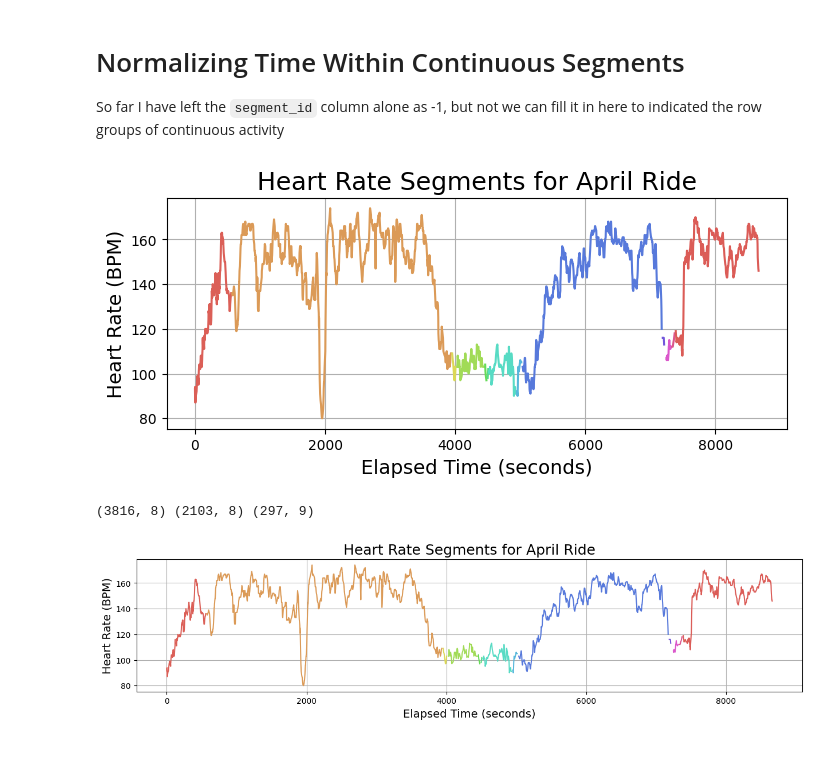
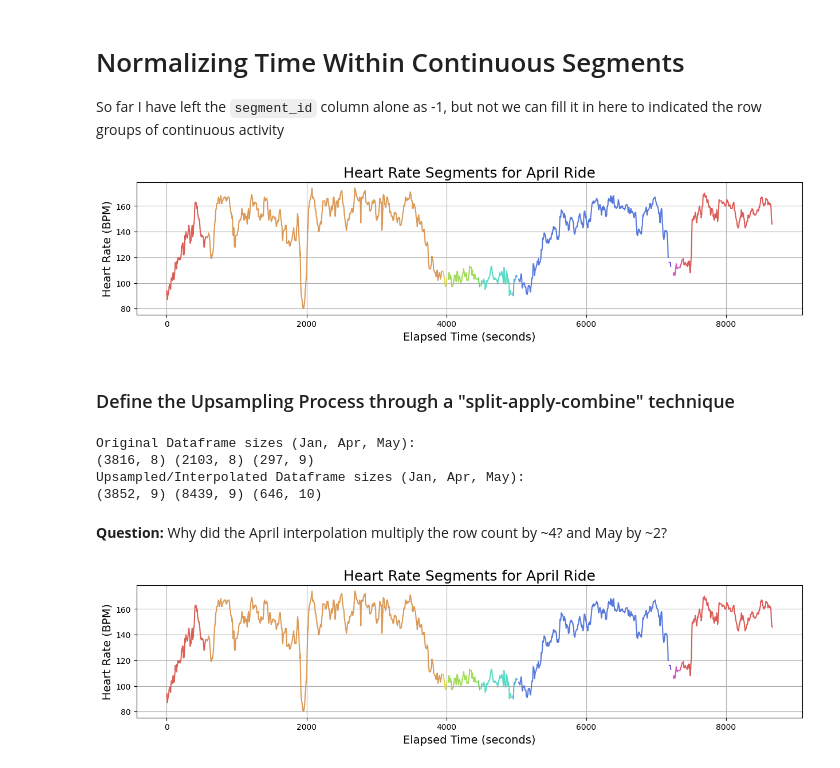
Before and after one commit to ericbauer55/bike-fitness-tracking, a Jupyter notebook: notebooks/0_EDA/1a_normalizing_time.ipynb, the cells around one changed output. Cells and saved outputs as stored; diff of their text form; code cells hidden in the pictures.

Commit message:
viewed the upsampled heartrates and cadences

```diff
--- a/notebooks/0_EDA/1a_normalizing_time.ipynb
+++ b/notebooks/0_EDA/1a_normalizing_time.ipynb
@@ -260,14 +260,16 @@ df_jan = label_continuous_segments(df_jan)
 df_apr = label_continuous_segments(df_apr)
 df_may = label_continuous_segments(df_may)
 # %%
-_ = plt.figure(figsize=(8,3))
+_ = plt.figure(figsize=(15,3))
 _ = sn.lineplot(df_apr, x='elapsed_time', y='hr', hue='segment_id', palette='hls', legend=False)
 _ = plt.grid()
 _ = plt.title('Heart Rate Segments for April Ride', fontsize=18)
 _ = plt.xlabel('Elapsed Time (seconds)', fontsize=14)
 _ = plt.ylabel('Heart Rate (BPM)', fontsize=14)
 # %% [output]
-[figure, old version]
+[figure, new version]
+# %% [markdown]
+### Define the Upsampling Process through a "split-apply-combine" technique
 # %%
 def upsample_and_interpolate(df: pd.DataFrame, time_column:str='time', method:str='linear', limit_direction:str='forward'):
     # set the timestamp as the index for the dataframe
@@ -277,4 +285,0 @@ def upsample_and_interpolate(df: pd.DataFrame, time_column:str='time', method:st
-# %%
-print(df_jan.shape, df_apr.shape, df_may.shape)
-# %% [output]
-(3816, 8) (2103, 8) (297, 9)
@@ -285,5 +286,19 @@ x = df_apr.groupby('segment_id')
 # %%
-test = pd.concat(list(map(upsample_and_interpolate, [df_group for _,df_group in df_apr.groupby('segment_id')])), ignore_index=True).sort_index()
-test = pd.concat(list(map(enrich_time_data, [df_group for _,df_group in test.groupby('segment_id')])), ignore_index=True).sort_index()
+df_jan_up = normalize_sampling_rate(df_jan)
+df_apr_up = normalize_sampling_rate(df_apr)
+df_may_up = normalize_sampling_rate(df_may)
+
+# For each original dataframe, show its number of rows and columns
+print('Original Dataframe sizes (Jan, Apr, May):')
+print(df_jan.shape, df_apr.shape, df_may.shape)
+print('Upsampled/Interpolated Dataframe sizes (Jan, Apr, May):')
+print(df_jan_up.shape, df_apr_up.shape, df_may_up.shape)
+# %% [output]
+Original Dataframe sizes (Jan, Apr, May):
+(3816, 8) (2103, 8) (297, 9)
+Upsampled/Interpolated Dataframe sizes (Jan, Apr, May):
+(3852, 9) (8439, 9) (646, 10)
+# %% [markdown]
+**Question:** Why did the April interpolation multiply the row count by ~4? and May by ~2?
 # %%
 _ = plt.figure(figsize=(15,3))
```
Also changed, not shown: parts of 6 cells of this notebook.
